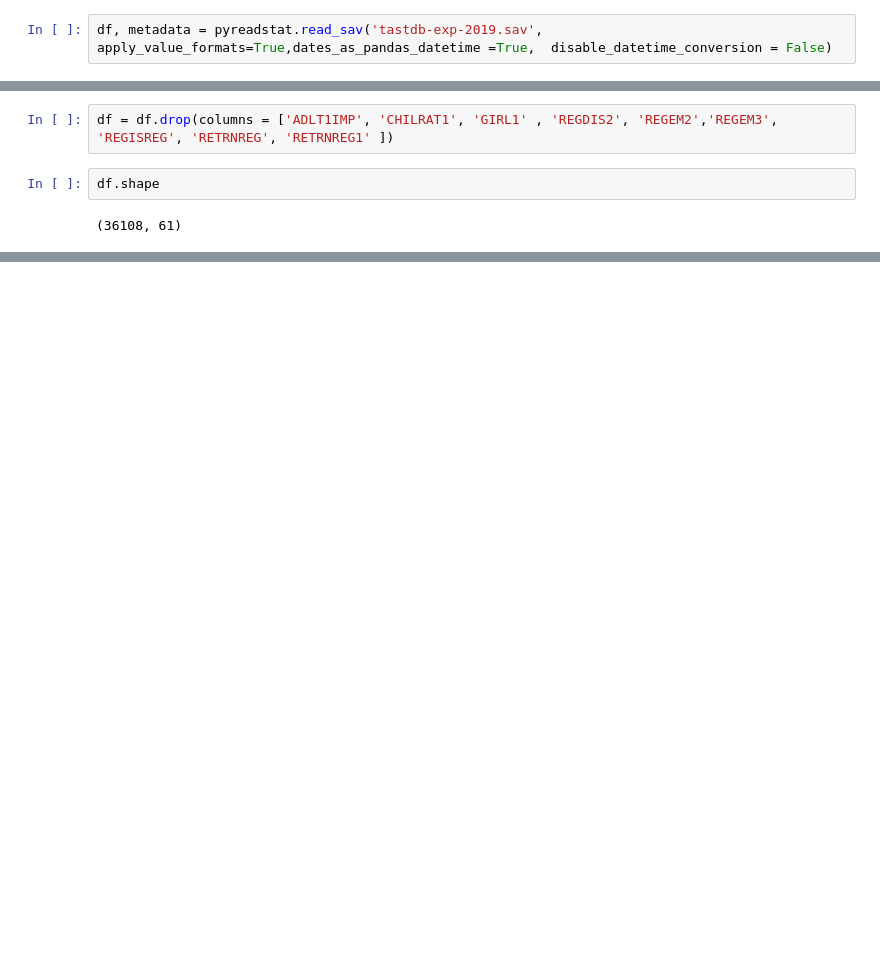
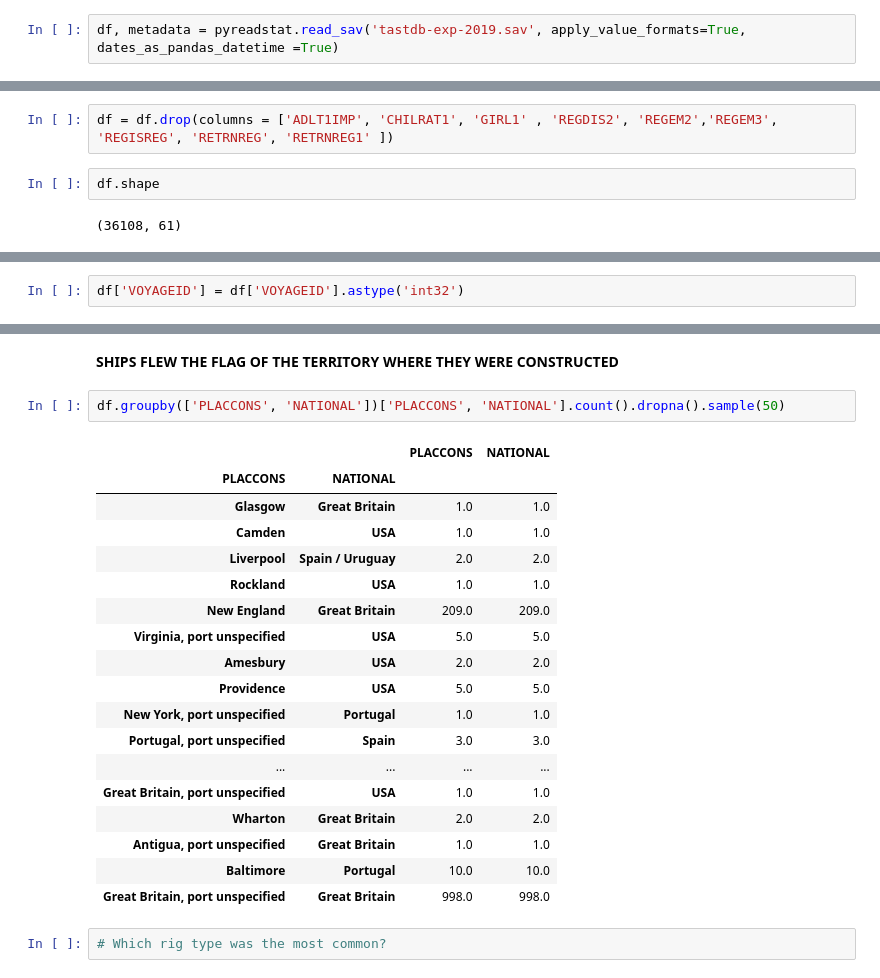
Before and after one commit to wzoungrana/slave_trade_voyages, a Jupyter notebook: voyages_datacleaning.ipynb, the cells around one changed output, grey strips where cells are left out. Saved outputs shown, nothing was run; the diff lists cells and outputs as text; blank space fills up the shorter version.

```diff
--- a/voyages_datacleaning.ipynb
+++ b/voyages_datacleaning.ipynb
@@ -13,5 +7,5 @@ or from the matplotlib source distribution
 # %%
-df, metadata = pyreadstat.read_sav('tastdb-exp-2019.sav', apply_value_formats=True,dates_as_pandas_datetime =True,  disable_datetime_conversion = False)
+df, metadata = pyreadstat.read_sav('tastdb-exp-2019.sav', apply_value_formats=True, dates_as_pandas_datetime =True)
 # %% [markdown]
 Useful questions for EDA
 
@@ -211,0 +232,2 @@ df.shape
+# %%
+df['VOYAGEID'] = df['VOYAGEID'].astype('int32')
@@ -211,0 +411,25 @@ df.shape
+# %% [markdown]
+ **SHIPS FLEW THE FLAG OF THE TERRITORY WHERE THEY WERE CONSTRUCTED**
+# %%
+df.groupby(['PLACCONS', 'NATIONAL'])['PLACCONS', 'NATIONAL'].count().dropna().sample(50)
+# %% [output]
+|  |  | PLACCONS | NATIONAL |
+| PLACCONS | NATIONAL |  |  |
+| Glasgow | Great Britain | 1.0 | 1.0 |
+| Camden | USA | 1.0 | 1.0 |
+| Liverpool | Spain / Uruguay | 2.0 | 2.0 |
+| Rockland | USA | 1.0 | 1.0 |
+| New England | Great Britain | 209.0 | 209.0 |
+| Virginia, port unspecified | USA | 5.0 | 5.0 |
+| Amesbury | USA | 2.0 | 2.0 |
+| Providence | USA | 5.0 | 5.0 |
+| New York, port unspecified | Portugal | 1.0 | 1.0 |
+| Portugal, port unspecified | Spain | 3.0 | 3.0 |
+| ... | ... | ... | ... |
+| Great Britain, port unspecified | USA | 1.0 | 1.0 |
+| Wharton | Great Britain | 2.0 | 2.0 |
+| Antigua, port unspecified | Great Britain | 1.0 | 1.0 |
+| Baltimore | Portugal | 10.0 | 10.0 |
+| Great Britain, port unspecified | Great Britain | 998.0 | 998.0 |
+# %%
+# Which rig type was the most common?
```
Also changed, not shown: parts of 58 cells of this notebook, 9 other files.
